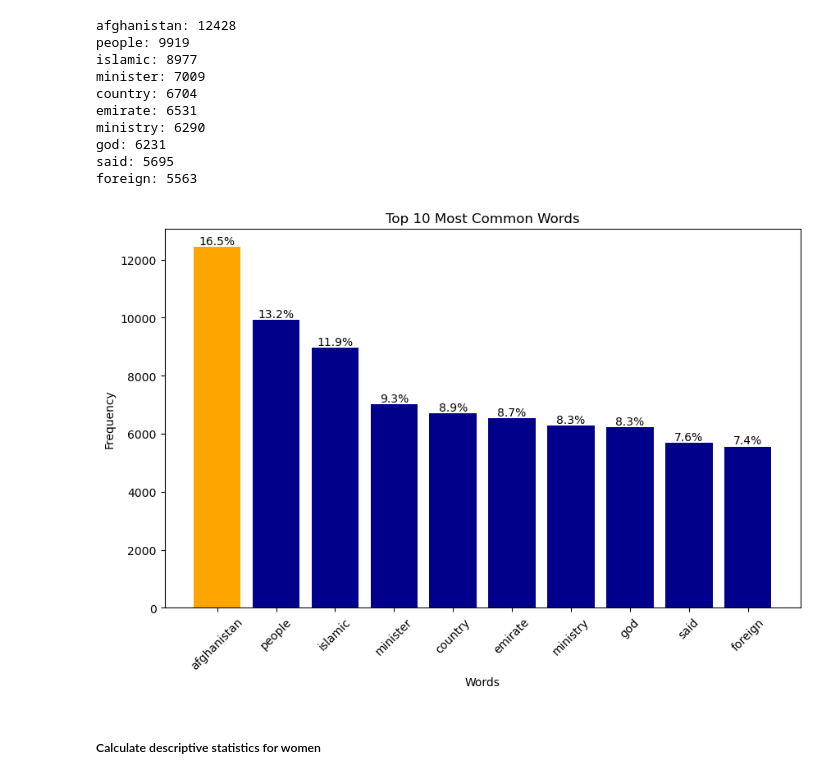
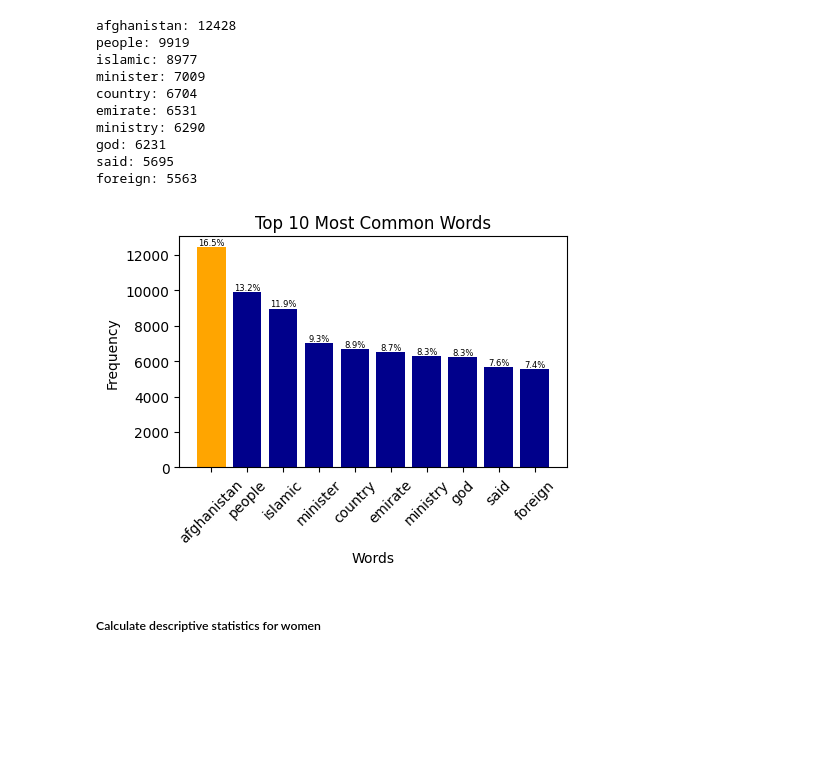
Before and after one commit to Saboor-Hamedi/Master-Thesis, a Jupyter notebook: Analyzing Data/src/taliban_tweets.ipynb, the cells around one changed output. Cells and saved outputs as stored; diff of their text form; code cells hidden in the pictures; blank space fills up the shorter version.

```diff
--- a/Analyzing Data/src/taliban_tweets.ipynb
+++ b/Analyzing Data/src/taliban_tweets.ipynb
@@ -630,52 +625,39 @@ foreign: 5563
 # %%
 import matplotlib.pyplot as plt
 from collections import Counter
-
 # Combine all the text into a single string
 all_text = ' '.join(df['text'].tolist())
-
 # Split the text into individual words
 all_words = all_text.split()
-
 # Count the occurrences of each word
 word_counts = Counter(all_words)
-
 # Retrieve the most common words
 most_common_words = word_counts.most_common(10)
-
 # Extract the words and their frequencies
 words = [word for word, count in most_common_words]
 frequencies = [count for word, count in most_common_words]
-
 # Calculate the total frequency of all words
 total_frequency = sum(frequencies)
-
 # Calculate the percentages
 percentages = [count / total_frequency * 100 for count in frequencies]
-
 # Set up the figure and axes
-fig, ax = plt.subplots(figsize=(10, 6))
-
+fig, ax = plt.subplots(figsize=(5, 3))
 # Create a bar chart for the most common words
 bars = ax.bar(words, frequencies, color=['orange', 'darkblue', 'darkblue', 'darkblue', 'darkblue', 'darkblue', 'darkblue', 'darkblue', 'darkblue', 'darkblue'])
-
 # Add labels and title
 ax.set_xlabel('Words')
 ax.set_ylabel('Frequency')
 ax.set_title('Top 10 Most Common Words')
-
 # Rotate x-axis labels for better readability
 plt.xticks(rotation=45)
-
 # Add percentage labels above each bar
 for bar, percentage in zip(bars, percentages):
     height = bar.get_height()
-    ax.text(bar.get_x() + bar.get_width() / 2, height, f'{percentage:.1f}%', ha='center', va='bottom')
-
+    ax.text(bar.get_x() + bar.get_width() / 2, height, f'{percentage:.1f}%', ha='center', va='bottom', fontsize=6)
 # Show the chart
 plt.show()
 # %% [output]
-[figure, old version]
+[figure, new version]
 # %% [markdown]
 ##### Calculate descriptive statistics for women
 # %%
```
Also changed, not shown: parts of 5 cells of this notebook, 19 other files.
